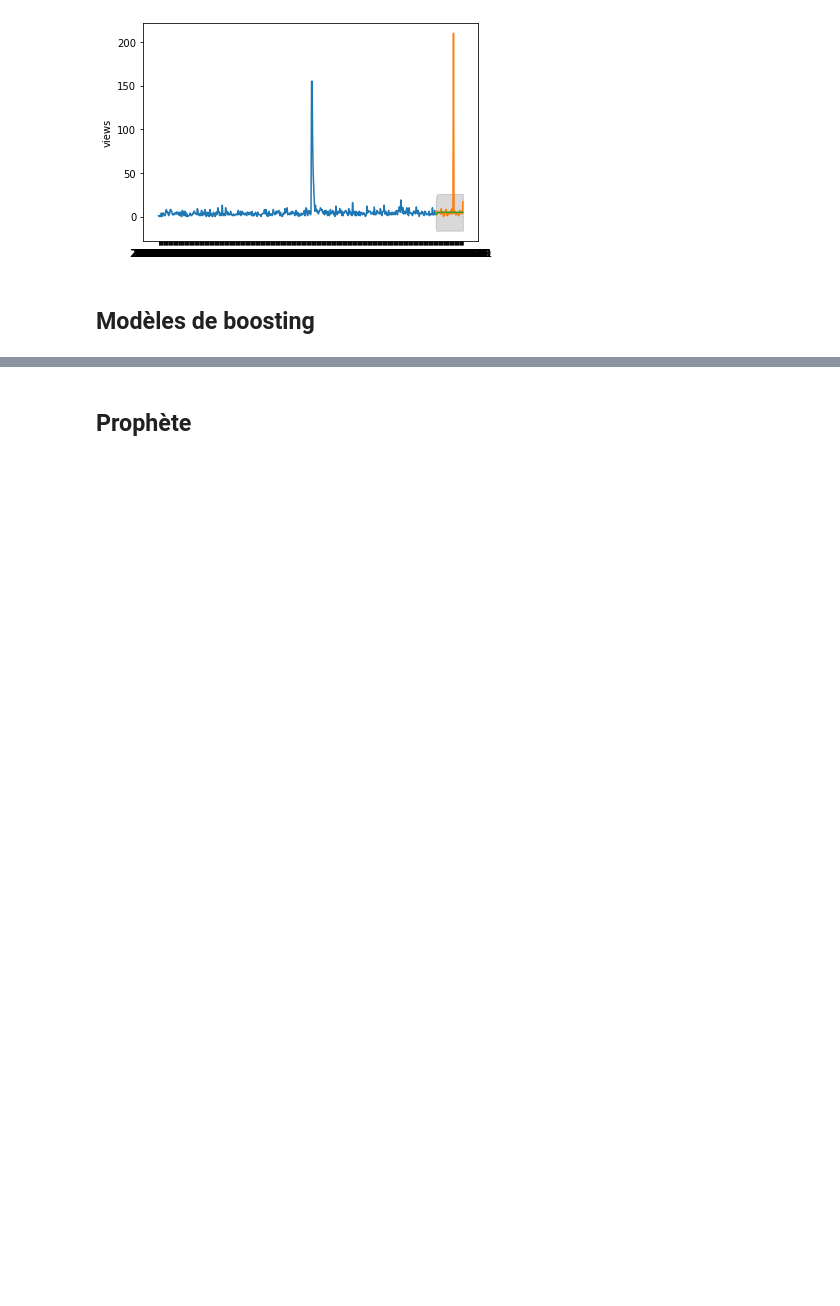
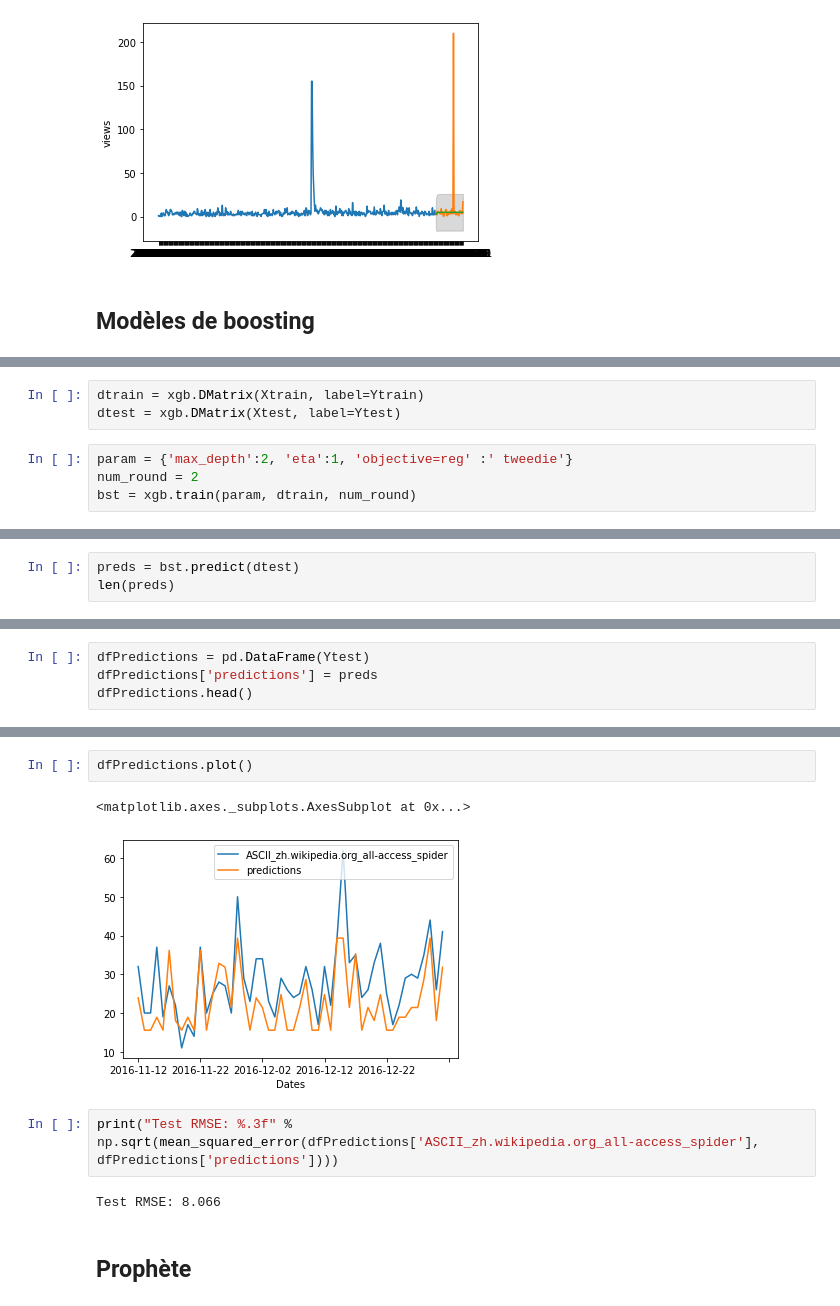
Before and after one commit to HugoTodeschini/ArtefactBenchmarkForecastingModel, a Jupyter notebook: Exploration data set.ipynb, the cells around one changed output, grey strips where cells are left out. Saved outputs shown, nothing was run; the diff lists cells and outputs as text; blank space fills up the shorter version.

```diff
--- a/Exploration data set.ipynb
+++ b/Exploration data set.ipynb
@@ -210,0 +284,7 @@ plt.show()
+# %%
+dtrain = xgb.DMatrix(Xtrain, label=Ytrain)
+dtest = xgb.DMatrix(Xtest, label=Ytest)
+# %%
+param = {'max_depth':2, 'eta':1, 'objective=reg' :' tweedie'}
+num_round = 2
+bst = xgb.train(param, dtrain, num_round)
@@ -210,0 +298,3 @@ plt.show()
+# %%
+preds = bst.predict(dtest)
+len(preds)
@@ -210,0 +303,4 @@ plt.show()
+# %%
+dfPredictions = pd.DataFrame(Ytest)
+dfPredictions['predictions'] = preds
+dfPredictions.head()
@@ -211,2 +315,11 @@ plt.show()
+# %%
+dfPredictions.plot()
+# %% [output]
+<matplotlib.axes._subplots.AxesSubplot at 0x...>
+[figure, added]
+# %%
+print("Test RMSE: %.3f" % np.sqrt(mean_squared_error(dfPredictions['ASCII_zh.wikipedia.org_all-access_spider'], dfPredictions['predictions'])))
+# %% [output]
+Test RMSE: 8.066
 # %% [markdown]
 <h2>Prophète</h2>
```
Also changed, not shown: parts of 18 cells of this notebook.
